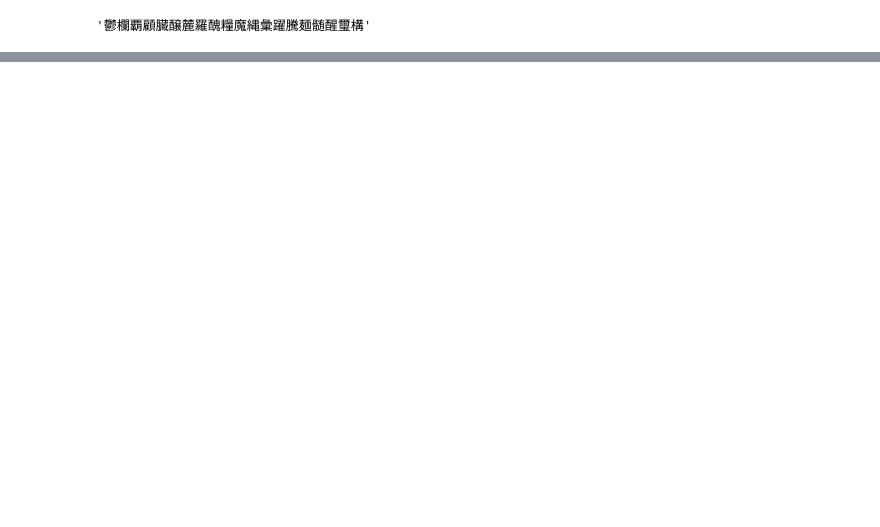
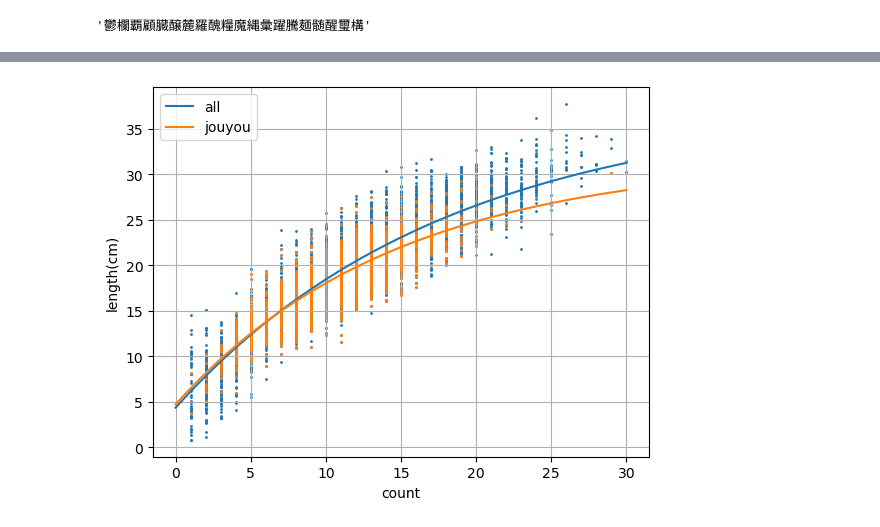
Before and after one commit to KitsuneDaro/KanjiLengthRank, a Jupyter notebook: analyze.ipynb, the cells around one changed output, grey strips where cells are left out. Saved outputs shown, nothing was run; the diff lists cells and outputs as text; code cells hidden in the pictures; blank space fills up the shorter version.

Commit message:
add graph figures

```diff
--- a/analyze.ipynb
+++ b/analyze.ipynb
@@ -68,0 +78,13 @@ jouyou_kanji_length_dict[jouyou_kanji_length_dict['char'] == '襲']
+# %%
+def nonliner_curve(x, a, b, c):
+    return a * np.exp(b * x) + c
+
+def opt_func(param, x, y):
+    return np.abs(y - nonliner_curve(x, *param)).sum()
+
+# 外れ値に強いL1ノルムで非線形回帰を行う
+result = scipy.optimize.minimize(opt_func, (-10, -1, 1000), args=(kanji_length_dict['count'], kanji_length_dict['real_length']), method='Nelder-Mead')
+param = result.x
+
+jouyou_result = scipy.optimize.minimize(opt_func, (-10, -1, 1000), args=(jouyou_kanji_length_dict['count'], jouyou_kanji_length_dict['real_length']), method='Nelder-Mead')
+jouyou_param = jouyou_result.x
@@ -68,0 +93,15 @@ jouyou_kanji_length_dict[jouyou_kanji_length_dict['char'] == '襲']
+# %%
+plt.grid()
+plt.scatter(kanji_length_dict['count'], kanji_length_dict['real_length'], s=1)
+plt.scatter(jouyou_kanji_length_dict['count'], jouyou_kanji_length_dict['real_length'], s=1)
+
+x = np.linspace(0, kanji_length_dict['count'].max(), 100)
+plt.plot(x, nonliner_curve(x, *param), label='all')
+plt.plot(x, nonliner_curve(x, *jouyou_param), label='jouyou')
+
+plt.xlabel('count')
+plt.ylabel('length(cm)')
+plt.legend()
+plt.show()
+# %% [output]
+[figure, added]
```
Also changed, not shown: parts of 11 cells of this notebook.
